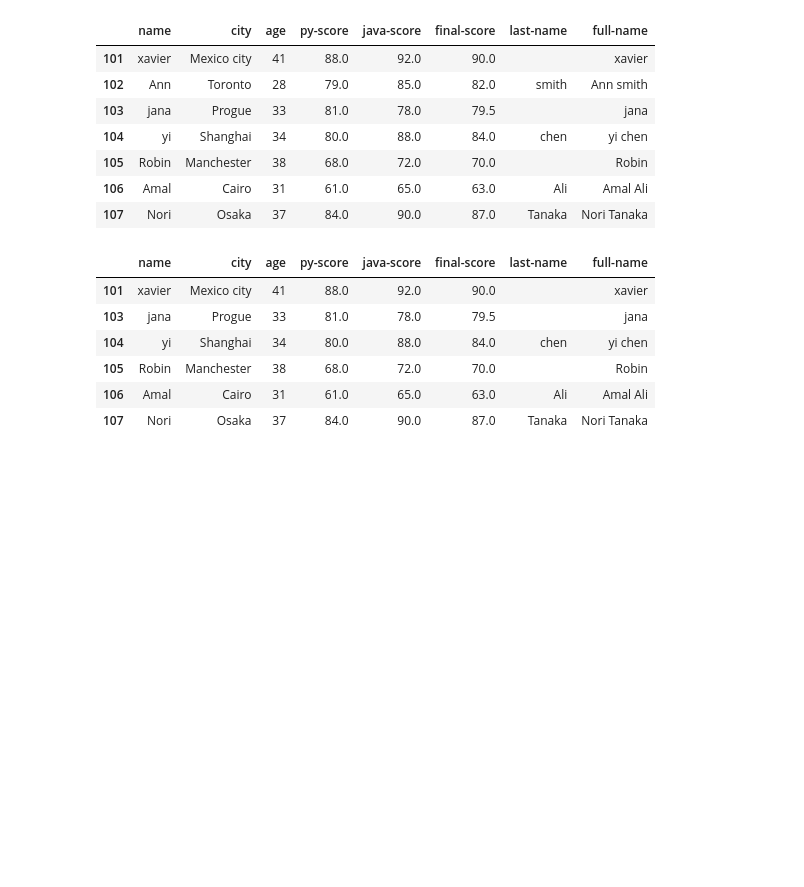
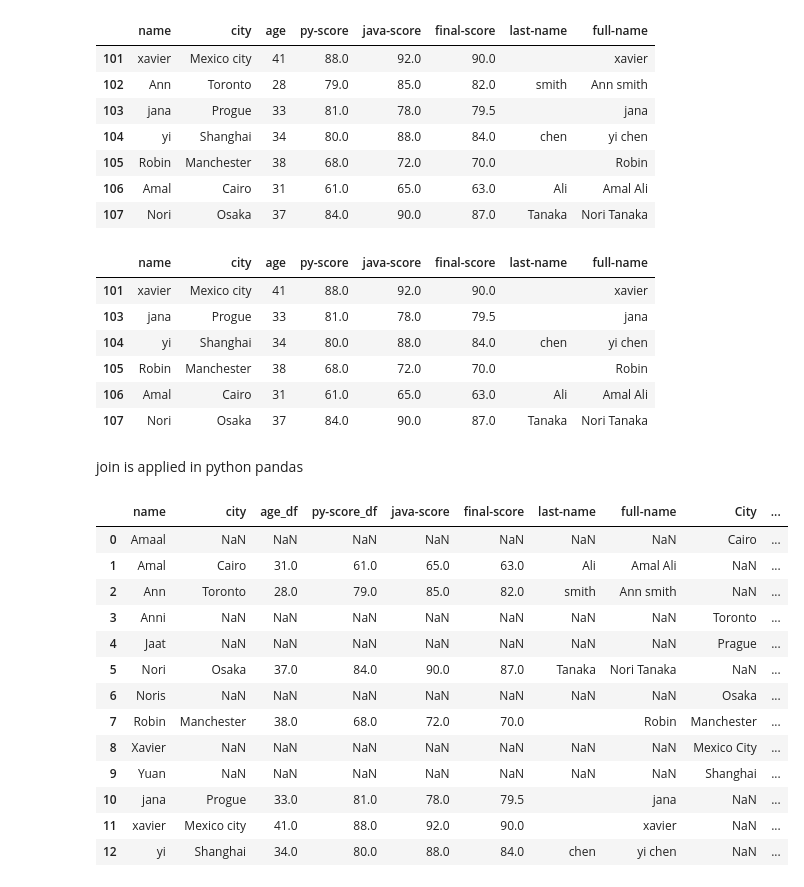
Before and after one commit to Aham0803/PY-AlgoTutor, a Jupyter notebook: 20_Session/1_EDA.ipynb, the cells around one changed output. Saved outputs shown, nothing was run; the diff lists cells and outputs as text; code cells hidden in the pictures; blank space fills up the shorter version.

```diff
--- a/20_Session/1_EDA.ipynb
+++ b/20_Session/1_EDA.ipynb
@@ -243,3 +243,30 @@ df[filter]
 | 105 | Robin | Manchester | 38 | 68.0 | 72.0 | 70.0 |  | Robin |
 | 106 | Amal | Cairo | 31 | 61.0 | 65.0 | 63.0 | Ali | Amal Ali |
 | 107 | Nori | Osaka | 37 | 84.0 | 90.0 | 87.0 | Tanaka | Nori Tanaka |
+# %%
+df1 = pd.DataFrame({
+    'name' :['Xavier' ,'Anni' ,'Jaat' ,'Yuan' ,'Robin' ,'Amaal' ,'Noris'],
+    'City' : ['Mexico City' ,'Toronto' ,'Prague','Shanghai' ,'Manchester' ,'Cairo' ,'Osaka'],
+    'age' : [41,28,33,34,38,31,37],
+    'py-score' :[88.0,79.0,81.0,80.0,68.0,61.0,84.0]
+})
+# %% [markdown]
+join is applied in python pandas
+# %%
+final_df =pd.merge(df,df1 , on='name' , how ='outer' , suffixes =('_df' ,'_df1'))
+final_df
+# %% [output]
+|  | name | city | age_df | py-score_df | java-score | final-score | last-name | full-name | City | ... |
+| 0 | Amaal | NaN | NaN | NaN | NaN | NaN | NaN | NaN | Cairo | ... |
+| 1 | Amal | Cairo | 31.0 | 61.0 | 65.0 | 63.0 | Ali | Amal Ali | NaN | ... |
+| 2 | Ann | Toronto | 28.0 | 79.0 | 85.0 | 82.0 | smith | Ann smith | NaN | ... |
+| 3 | Anni | NaN | NaN | NaN | NaN | NaN | NaN | NaN | Toronto | ... |
+| 4 | Jaat | NaN | NaN | NaN | NaN | NaN | NaN | NaN | Prague | ... |
+| 5 | Nori | Osaka | 37.0 | 84.0 | 90.0 | 87.0 | Tanaka | Nori Tanaka | NaN | ... |
+| 6 | Noris | NaN | NaN | NaN | NaN | NaN | NaN | NaN | Osaka | ... |
+| 7 | Robin | Manchester | 38.0 | 68.0 | 72.0 | 70.0 |  | Robin | Manchester | ... |
+| 8 | Xavier | NaN | NaN | NaN | NaN | NaN | NaN | NaN | Mexico City | ... |
+| 9 | Yuan | NaN | NaN | NaN | NaN | NaN | NaN | NaN | Shanghai | ... |
+| 10 | jana | Progue | 33.0 | 81.0 | 78.0 | 79.5 |  | jana | NaN | ... |
+| 11 | xavier | Mexico city | 41.0 | 88.0 | 92.0 | 90.0 |  | xavier | NaN | ... |
+| 12 | yi | Shanghai | 34.0 | 80.0 | 88.0 | 84.0 | chen | yi chen | NaN | ... |
```
Also changed, not shown: parts of 12 cells of this notebook.
